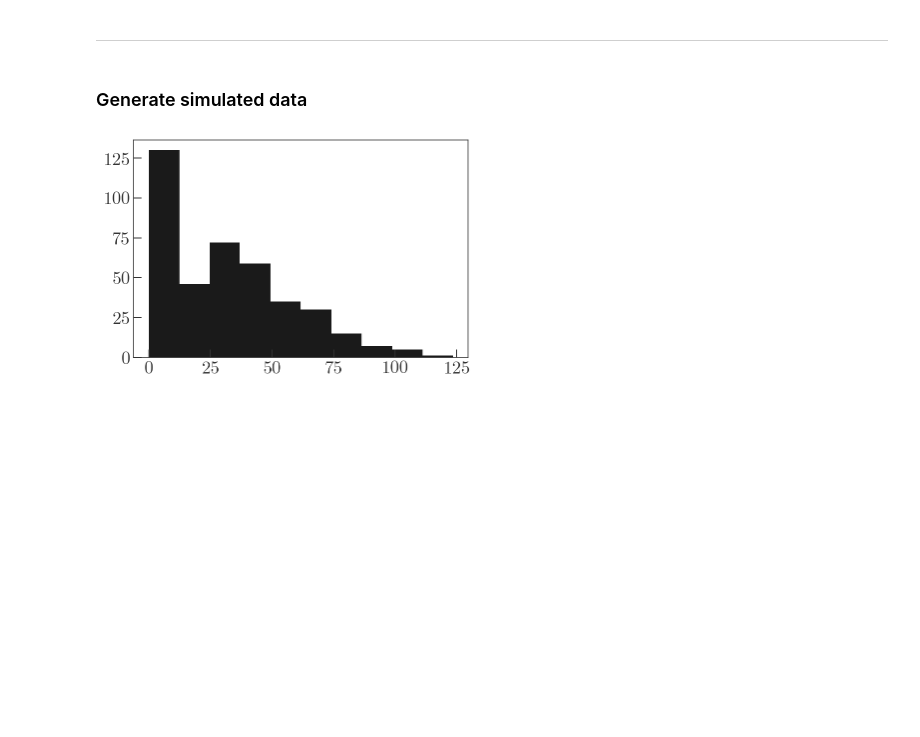
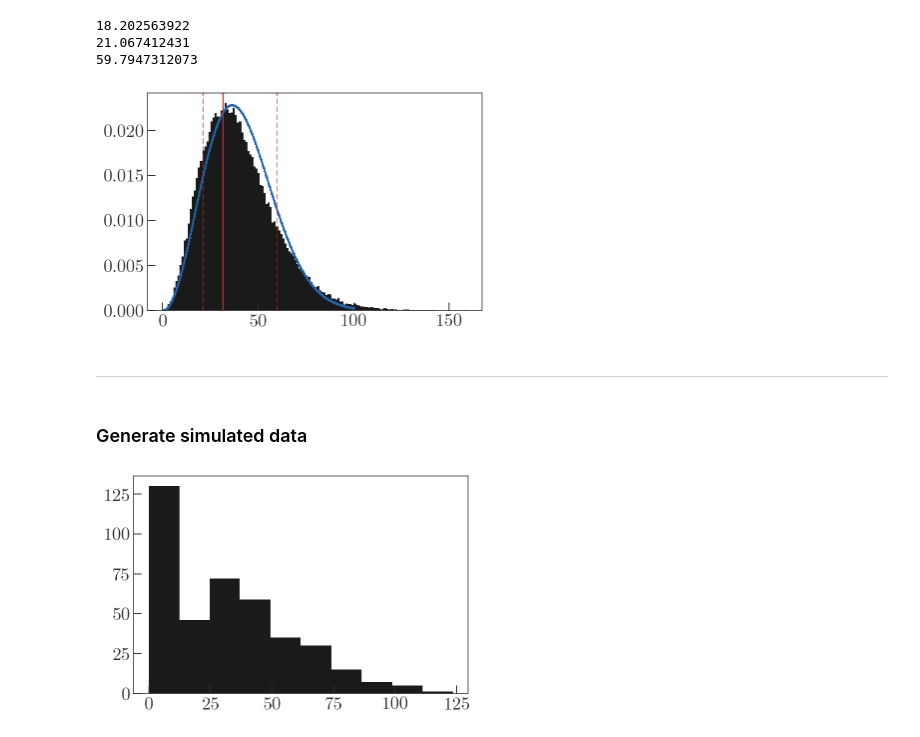
Before and after one commit to adrn/GaiaPairsFollowup, a Jupyter notebook: notebooks/Mixture model ∆v.ipynb, the cells around one changed output. Saved outputs shown, nothing was run; the diff lists cells and outputs as text; code cells hidden in the pictures; blank space fills up the shorter version.

```diff
--- a/notebooks/Mixture model ∆v.ipynb
+++ b/notebooks/Mixture model ∆v.ipynb
@@ -35,3 +39,24 @@ plt.plot(_xs, pdf(_xs, s, n))
+# %%
+cov = np.eye(3) * np.array([25., 15., 12.])**2
+x1 = np.random.multivariate_normal([0,0,0.], cov, size=100000)
+x2 = np.random.multivariate_normal([0,0,0.], cov, size=100000)
+d12 = np.linalg.norm(x1 - x2, axis=1)
+
+plt.hist(d12, bins='auto', normed=True);
+
+_xs = np.linspace(0.1, 100, 256)
+plt.plot(_xs, pdf(_xs, np.sqrt(np.trace(cov)/3), n))
+print(np.sqrt(np.trace(cov)/3))
+
+plt.axvline(np.sqrt(np.trace(cov)), color='tab:red')
+for p in scoreatpercentile(d12, [15, 85]):
+    plt.axvline(p, color='tab:red', alpha=0.6, linestyle='dashed')
+    plt.text(p-4)
+# %% [output]
+18.202563922
+21.067412431
+59.7947312073
+[figure, added]
 # %% [markdown]
 ---
 # %% [markdown]
```
Also changed, not shown: parts of 3 cells of this notebook.
